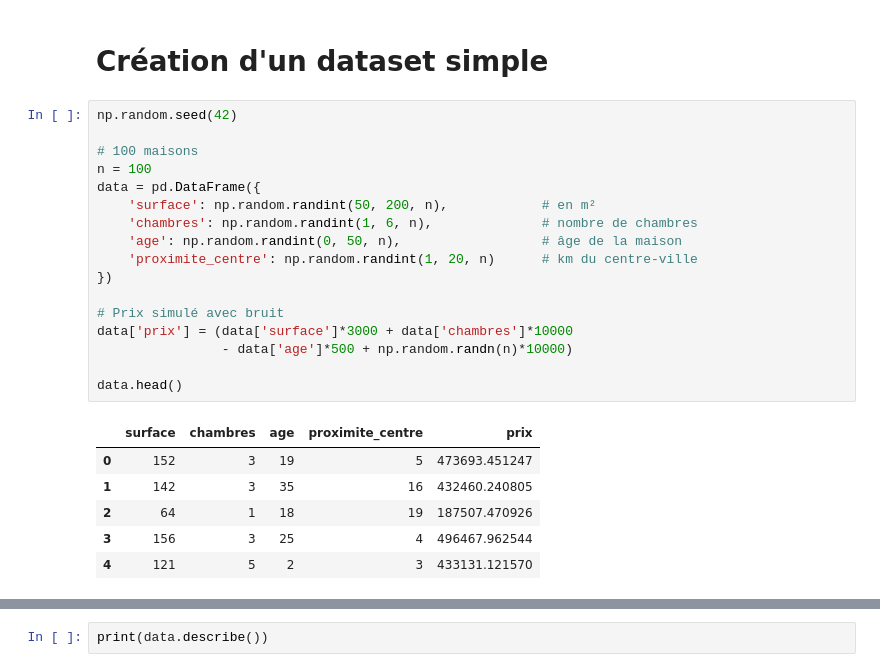
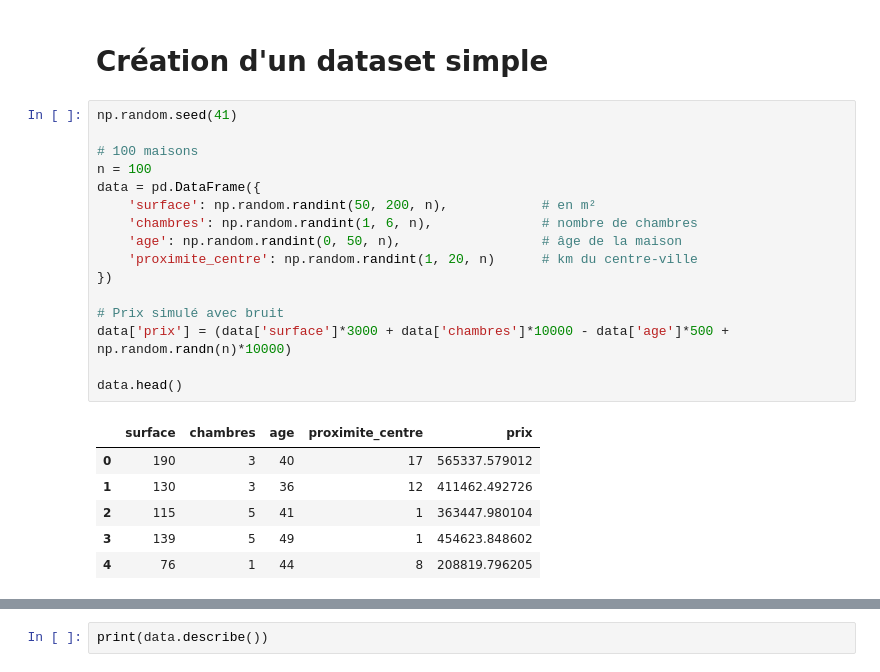
Before and after one commit to TimothyLab/machine_learning, a Jupyter notebook: Analyse_predictive.ipynb, the cells around one changed output, grey strips where cells are left out. Saved outputs shown, nothing was run; the diff lists cells and outputs as text.

```diff
--- a/Analyse_predictive.ipynb
+++ b/Analyse_predictive.ipynb
@@ -10,27 +10,26 @@ from sklearn.metrics import mean_squared_error, r2_score
 # %% [markdown]
 # Création d'un dataset simple
 # %%
-np.random.seed(42)
+np.random.seed(41)
 
 # 100 maisons
 n = 100
 data = pd.DataFrame({
     'surface': np.random.randint(50, 200, n),            # en m²
     'chambres': np.random.randint(1, 6, n),              # nombre de chambres
     'age': np.random.randint(0, 50, n),                  # âge de la maison
     'proximite_centre': np.random.randint(1, 20, n)      # km du centre-ville
 })
 
 # Prix simulé avec bruit
-data['prix'] = (data['surface']*3000 + data['chambres']*10000
-                - data['age']*500 + np.random.randn(n)*10000)
+data['prix'] = (data['surface']*3000 + data['chambres']*10000 - data['age']*500 + np.random.randn(n)*10000)
 
 data.head()
 # %% [output]
 |  | surface | chambres | age | proximite_centre | prix |
-| 0 | 152 | 3 | 19 | 5 | 473693.451247 |
-| 1 | 142 | 3 | 35 | 16 | 432460.240805 |
-| 2 | 64 | 1 | 18 | 19 | 187507.470926 |
-| 3 | 156 | 3 | 25 | 4 | 496467.962544 |
-| 4 | 121 | 5 | 2 | 3 | 433131.121570 |
+| 0 | 190 | 3 | 40 | 17 | 565337.579012 |
+| 1 | 130 | 3 | 36 | 12 | 411462.492726 |
+| 2 | 115 | 5 | 41 | 1 | 363447.980104 |
+| 3 | 139 | 5 | 49 | 1 | 454623.848602 |
+| 4 | 76 | 1 | 44 | 8 | 208819.796205 |
 # %% [markdown]
```
Also changed, not shown: parts of 6 cells of this notebook, 9 other files.
